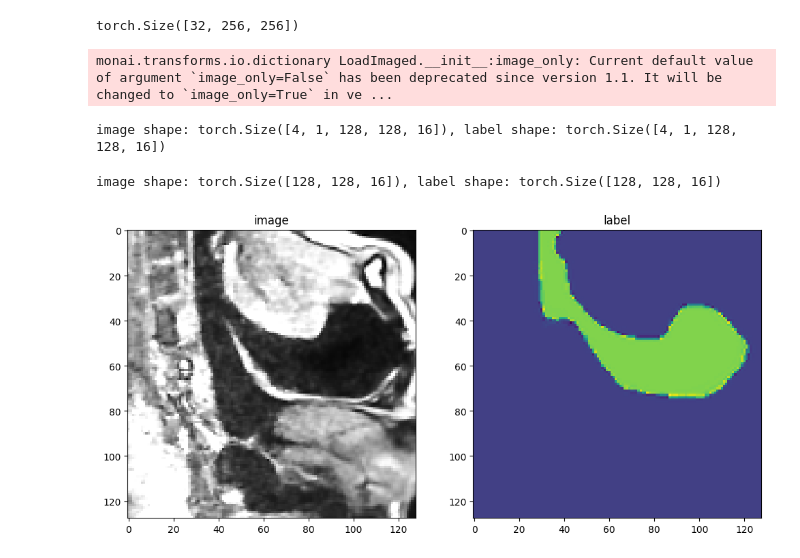
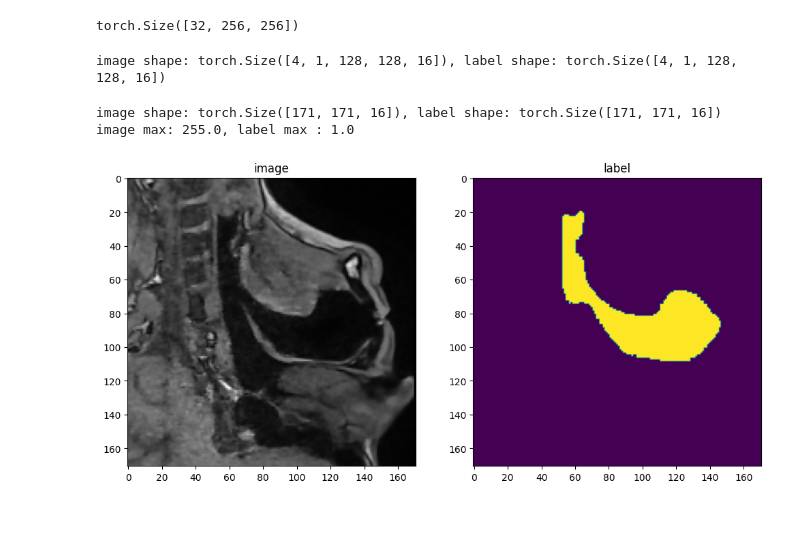
Before and after one commit to eksubin/Comparative-Study-of-3D-2D-Transfer-Learning-UNet, a Jupyter notebook: Unet3D_MRI.ipynb, the cells around one changed output. Saved outputs shown, nothing was run; the diff lists cells and outputs as text; code cells hidden in the pictures; blank space fills up the shorter version.

```diff
--- a/Unet3D_MRI.ipynb
+++ b/Unet3D_MRI.ipynb
@@ -84,17 +86,25 @@ torch.Size([32, 256, 256])
 # %%
 
 from monai.transforms import Transposed
-        # Lambdad(keys=['image', 'label'],
-        #         func=lambda x: x[0:1]*0.2125 + x[1:2]*0.7154 + x[2:3]*0.0721),
+import numpy as np
+
+
+def binarize(label, threshold=0.1):
+    binary_mask = (label > threshold)
+    binary_mask[binary_mask > 0] = 1  # Set all non-zero pixels to 1
+    return binary_mask
+
+
 train_transforms = Compose(
     [
-        LoadImaged(keys=["image", "label"], reader="NrrdReader"),
+        LoadImaged(keys=["image", "label"], reader="NrrdReader", image_only=True),
         Transposed(keys=['image', 'label'], indices=[2, 1, 0]),
         EnsureChannelFirstd(keys=["image", "label"]),
+        Lambdad(("label"), binarize),
         ScaleIntensityRanged(
             keys=["image"],
             a_min=-57,
-            a_max=255,
+            a_max=1000,
             b_min=0.0,
             b_max=255.0,
             clip=True,
@@ -124,13 +134,15 @@ train_transforms = Compose(
 )
 val_transforms = Compose(
     [
-        LoadImaged(keys=["image", "label"], reader="NrrdReader"),
-        Transposed(keys=['image', 'label'], indices=[2,1,0]),
+        LoadImaged(keys=["image", "label"],
+                   reader="NrrdReader", image_only=True),
+        Transposed(keys=['image', 'label'], indices=[2, 1, 0]),
         EnsureChannelFirstd(keys=["image", "label"]),
+        Lambdad(("label"), binarize),
         ScaleIntensityRanged(
             keys=["image"],
             a_min=-57,
-            a_max=255,
+            a_max=1000,
             b_min=0.0,
             b_max=255.0,
             clip=True,
@@ -141,8 +153,6 @@ val_transforms = Compose(
             1.5, 1.5, 2.0), mode=("bilinear", "nearest")),
     ]
 )
-# %% [output]
-monai.transforms.io.dictionary LoadImaged.__init__:image_only: Current default value of argument `image_only=False` has been deprecated since version 1.1. It will be changed to `image_only=True` in ve ...
 # %%
 check_ds = Dataset(data=val_files, transform=train_transforms)
 check_loader = DataLoader(check_ds, batch_size=1)
@@ -152,23 +162,26 @@ print(f"image shape: {image.shape}, label shape: {label.shape}")
 # %% [output]
 image shape: torch.Size([4, 1, 128, 128, 16]), label shape: torch.Size([4, 1, 128, 128, 16])
 # %%
-check_ds = Dataset(data=val_files, transform=train_transforms)
+import numpy as np
+check_ds = Dataset(data=val_files, transform=val_transforms)
 check_loader = DataLoader(check_ds, batch_size=1)
 check_data = first(check_loader)
 image, label = (check_data["image"][0][0], check_data["label"][0][0])
 print(f"image shape: {image.shape}, label shape: {label.shape}")
+print(f"image max: {np.max(image)}, label max : {np.max(label)}")
 # plot the slice [:, :, 80]
 plt.figure("check", (12, 6))
 plt.subplot(1, 2, 1)
 plt.title("image")
 plt.imshow(image[:, :, 10], cmap="gray")
 plt.subplot(1, 2, 2)
 plt.title("label")
 plt.imshow(label[:, :, 10])
 plt.show()
 # %% [output]
-image shape: torch.Size([128, 128, 16]), label shape: torch.Size([128, 128, 16])
+image shape: torch.Size([171, 171, 16]), label shape: torch.Size([171, 171, 16])
+image max: 255.0, label max : 1.0
-[figure, old version]
+[figure, new version]
 # %%
 train_ds = CacheDataset(
     data=train_files, transform=train_transforms, cache_rate=1.0, num_workers=4)
```
Also changed, not shown: parts of 9 cells of this notebook.
